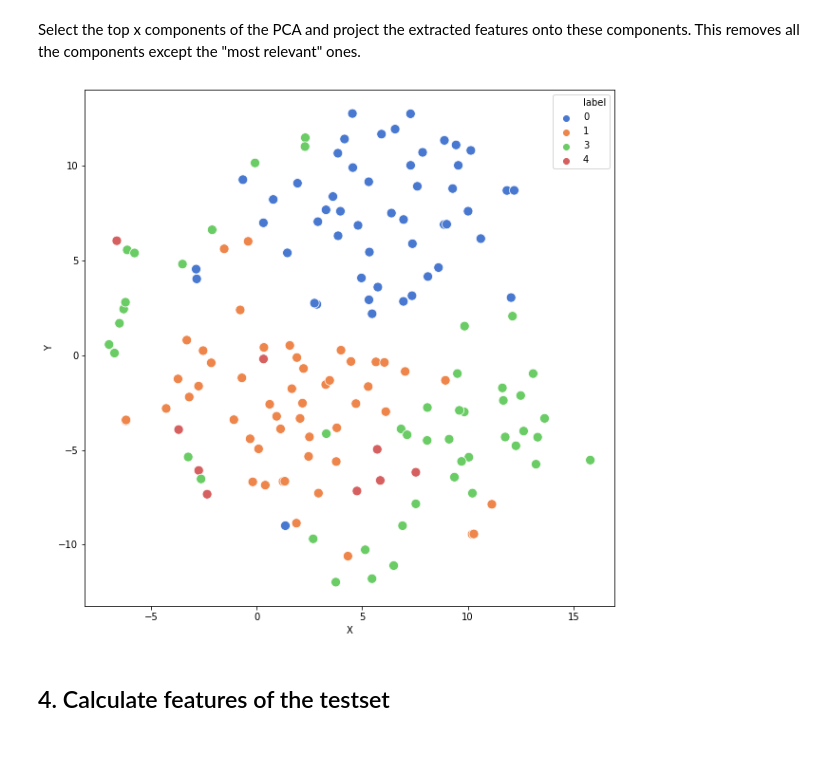
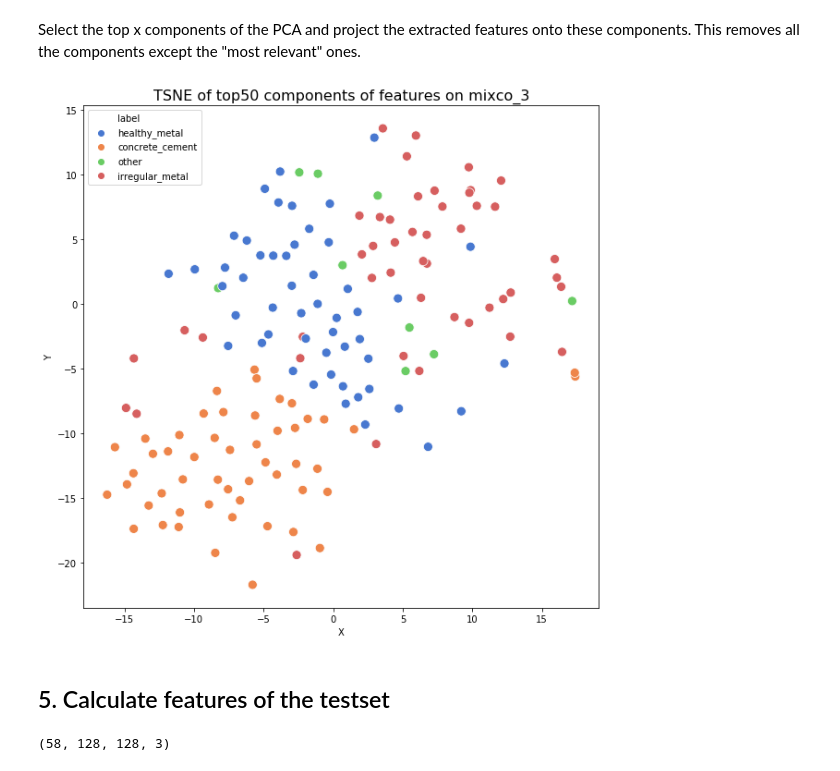
Before and after one commit to jo-ruether/ipeo_carribean, a Jupyter notebook: src/Feature extraction.ipynb, the cells around one changed output. Saved outputs shown, nothing was run; the diff lists cells and outputs as text; code cells hidden in the pictures.

```diff
--- a/src/Feature extraction.ipynb
+++ b/src/Feature extraction.ipynb
@@ -176,7 +196,7 @@ Networks produce a lot features, many of which might be irrelevant for the separ
 The principal component analysis computes the directions/components in which the dataset exposes the highest variance.
 # %%
 pca = PCA()
-pca.fit(features)
+pca.fit(features_train)
 # %% [output]
 PCA(copy=True, iterated_power='auto', n_components=None, random_state=None,
     svd_solver='auto', tol=0.0, whiten=False)
@@ -192,11 +216,13 @@ plt.show()
 # %% [markdown]
 Select the top x components of the PCA and project the extracted features onto these components. This removes all the components except the "most relevant" ones.
 # %%
-top_pc = pca.components_[:25]
-features_proj = np.matmul(np.matmul(top_pc.T, top_pc), features.T).T
+top_x = 50
+top_pc = pca.components_[:50]
+features_proj = np.matmul(np.matmul(top_pc.T, top_pc), features_train.T).T
-# %%
-plot_tsne(features_proj, labels_list)
-# %% [output]
-[figure, removed]
+# %%
+plot_tsne(features_proj, list(labels_dict.values()),
+          title=f'TSNE of top{top_x} components of features on {region}')
+# %% [output]
+[figure, added]
 # %% [markdown]
-## 4. Calculate features of the testset
+## 5. Calculate features of the testset
@@ -203 +243,5 @@ plot_tsne(features_proj, labels_list)
+# %%
+test_data.shape
+# %% [output]
+(58, 128, 128, 3)
 # %%
```
Also changed, not shown: parts of 20 cells of this notebook.
